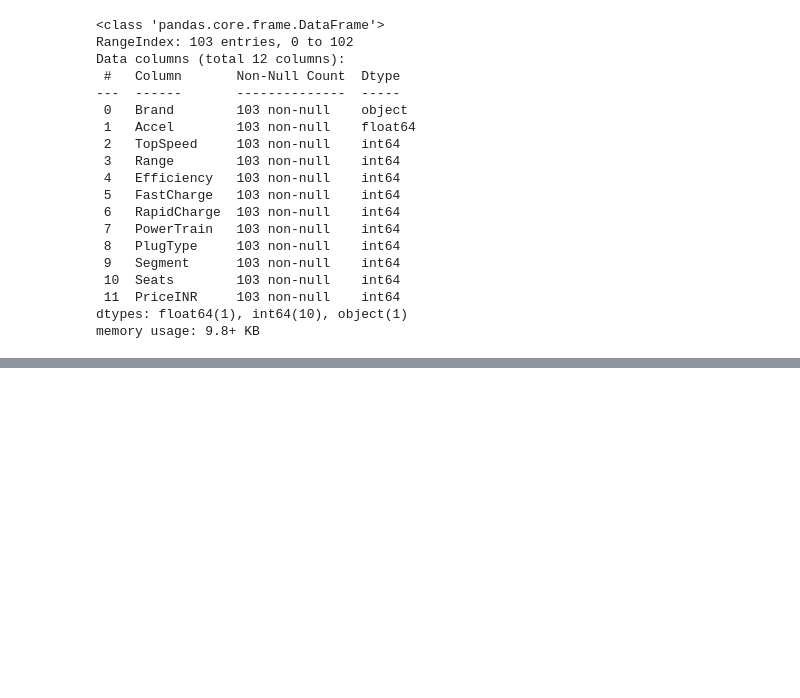
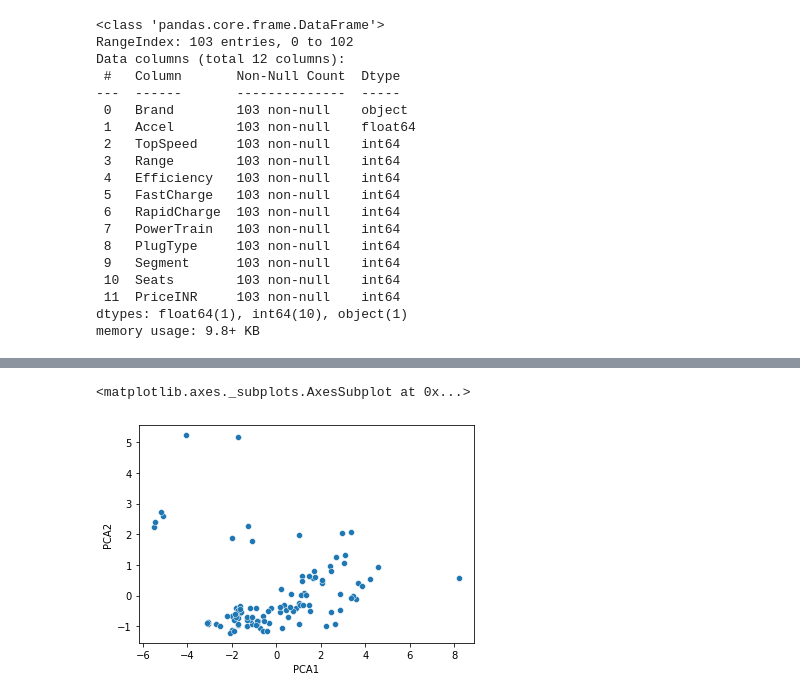
Before and after one commit to deepak03c/EV_Market_Segmentation, a Jupyter notebook: CLUSTERING_MODEL.ipynb, the cells around one changed output, grey strips where cells are left out. Saved outputs shown, nothing was run; the diff lists cells and outputs as text; code cells hidden in the pictures; blank space fills up the shorter version.

```diff
--- a/CLUSTERING_MODEL.ipynb
+++ b/CLUSTERING_MODEL.ipynb
@@ -425,0 +435,3 @@ memory usage: 9.8+ KB
+# %%
+data1= data.iloc[:,1:12]
+data1.head()
@@ -425,0 +445,6 @@ memory usage: 9.8+ KB
+# %%
+scaled_df = scalar.fit_transform(data1)
+pca = PCA(n_components = 11)
+principal_components = pca.fit_transform(scaled_df)
+pca_df = pd.DataFrame(data=principal_components ,columns=["PCA1","PCA2","PCA3","PCA4","PCA5","PCA6","PCA7","PCA8","PCA9","PCA10","PCA11"])
+pca_df.head()
@@ -425,0 +458,6 @@ memory usage: 9.8+ KB
+# %%
+#Visualization of PCA1 and PCA2
+sns.scatterplot(data=pca_df, x="PCA1", y="PCA2", palette="deep")
+# %% [output]
+<matplotlib.axes._subplots.AxesSubplot at 0x...>
+[figure, added]
```
Also changed, not shown: parts of 5 cells of this notebook.
